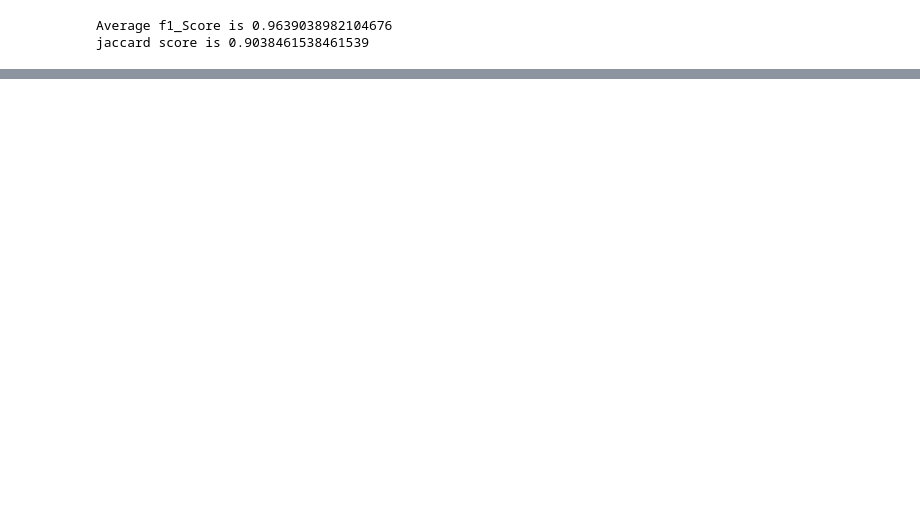
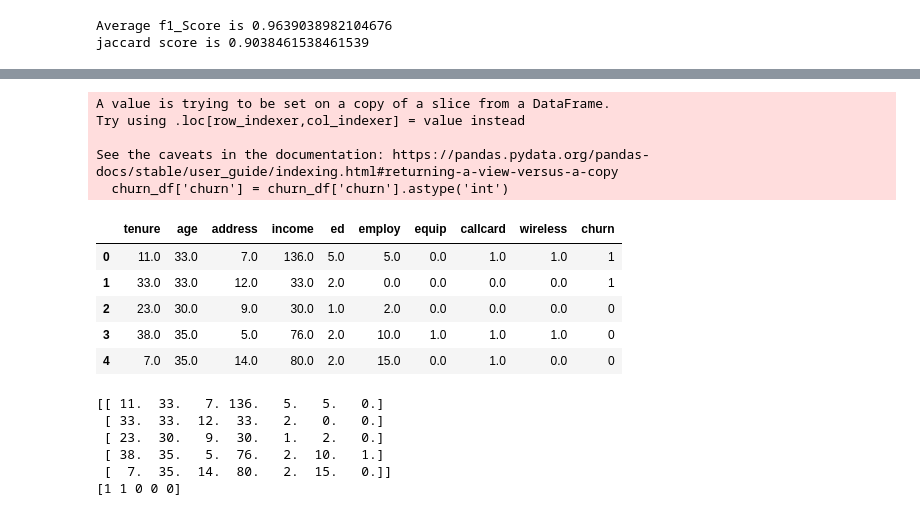
Before and after one commit to Deepakk200/colab_python, a Jupyter notebook: cell_sample.ipynb, the cells around one changed output, grey strips where cells are left out. Saved outputs shown, nothing was run; the diff lists cells and outputs as text; code cells hidden in the pictures; blank space fills up the shorter version.

```diff
--- a/cell_sample.ipynb
+++ b/cell_sample.ipynb
@@ -203,0 +246,28 @@ jaccard score is 0.9038461538461539
+# %%
+churn_df = churn_df[['tenure', 'age', 'address', 'income', 'ed', 'employ', 'equip',   'callcard', 'wireless','churn']]
+churn_df['churn'] = churn_df['churn'].astype('int')
+churn_df.head()
+# %% [output]
+A value is trying to be set on a copy of a slice from a DataFrame.
+Try using .loc[row_indexer,col_indexer] = value instead
+
+See the caveats in the documentation: https://pandas.pydata.org/pandas-docs/stable/user_guide/indexing.html#returning-a-view-versus-a-copy
+  churn_df['churn'] = churn_df['churn'].astype('int')
+|  | tenure | age | address | income | ed | employ | equip | callcard | wireless | churn |
+| 0 | 11.0 | 33.0 | 7.0 | 136.0 | 5.0 | 5.0 | 0.0 | 1.0 | 1.0 | 1 |
+| 1 | 33.0 | 33.0 | 12.0 | 33.0 | 2.0 | 0.0 | 0.0 | 0.0 | 0.0 | 1 |
+| 2 | 23.0 | 30.0 | 9.0 | 30.0 | 1.0 | 2.0 | 0.0 | 0.0 | 0.0 | 0 |
+| 3 | 38.0 | 35.0 | 5.0 | 76.0 | 2.0 | 10.0 | 1.0 | 1.0 | 1.0 | 0 |
+| 4 | 7.0 | 35.0 | 14.0 | 80.0 | 2.0 | 15.0 | 0.0 | 1.0 | 0.0 | 0 |
+# %%
+X = np.asarray(churn_df[['tenure', 'age', 'address', 'income', 'ed', 'employ', 'equip']])
+print(X[0:5])
+y = np.asarray(churn_df['churn'])
+print(y[0:5])
+# %% [output]
+[[ 11.  33.   7. 136.   5.   5.   0.]
+ [ 33.  33.  12.  33.   2.   0.   0.]
+ [ 23.  30.   9.  30.   1.   2.   0.]
+ [ 38.  35.   5.  76.   2.  10.   1.]
+ [  7.  35.  14.  80.   2.  15.   0.]]
+[1 1 0 0 0]
```
Also changed, not shown: parts of 9 cells of this notebook.
